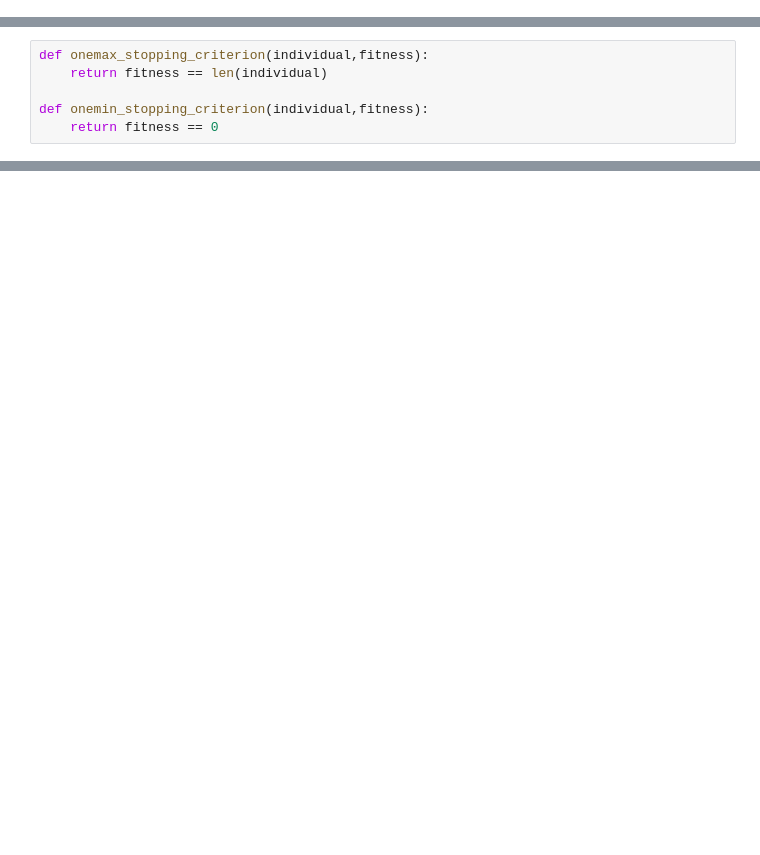
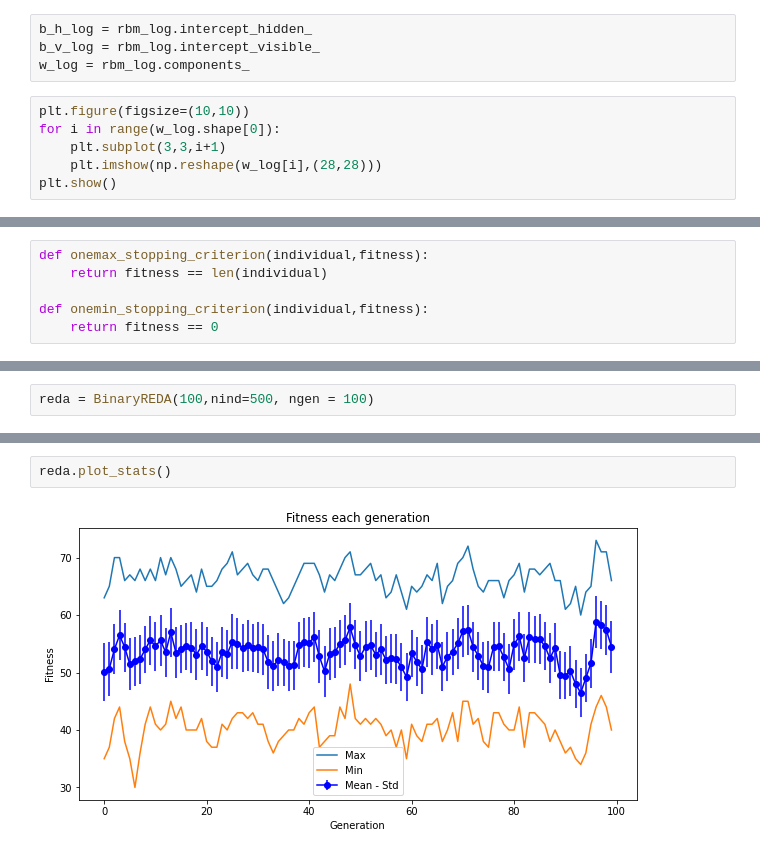
Before and after one commit to Xabilahu/RBM_EDAs, a Jupyter notebook: REDA.ipynb, the cells around one changed output, grey strips where cells are left out. Cells and saved outputs as stored; diff of their text form; blank space fills up the shorter version.

```diff
--- a/REDA.ipynb
+++ b/REDA.ipynb
@@ -0,0 +204,10 @@
+# %%
+b_h_log = rbm_log.intercept_hidden_
+b_v_log = rbm_log.intercept_visible_
+w_log = rbm_log.components_
+# %%
+plt.figure(figsize=(10,10))
+for i in range(w_log.shape[0]):
+    plt.subplot(3,3,i+1)
+    plt.imshow(np.reshape(w_log[i],(28,28)))
+plt.show()
@@ -201,0 +445,2 @@ reda.eda(onemin, REDA.sel_tournament, stopping_criterion_function=onemin_stoppin
+# %%
+reda = BinaryREDA(100,nind=500, ngen = 100)
@@ -201,0 +474,4 @@ reda.eda(onemin, REDA.sel_tournament, stopping_criterion_function=onemin_stoppin
+# %%
+reda.plot_stats()
+# %% [output]
+[figure, added]
```
Also changed, not shown: parts of 43 cells of this notebook, 1 other file.
